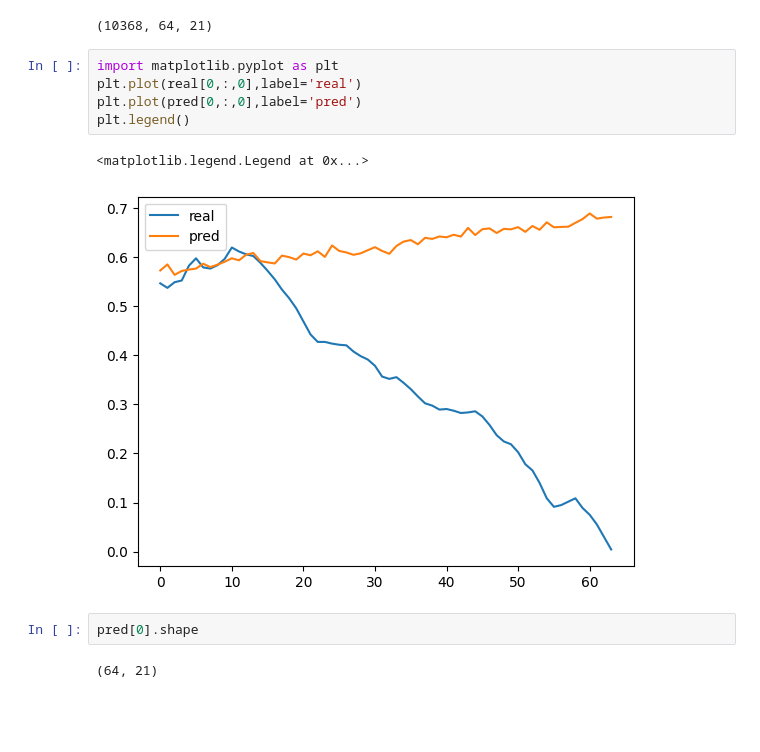
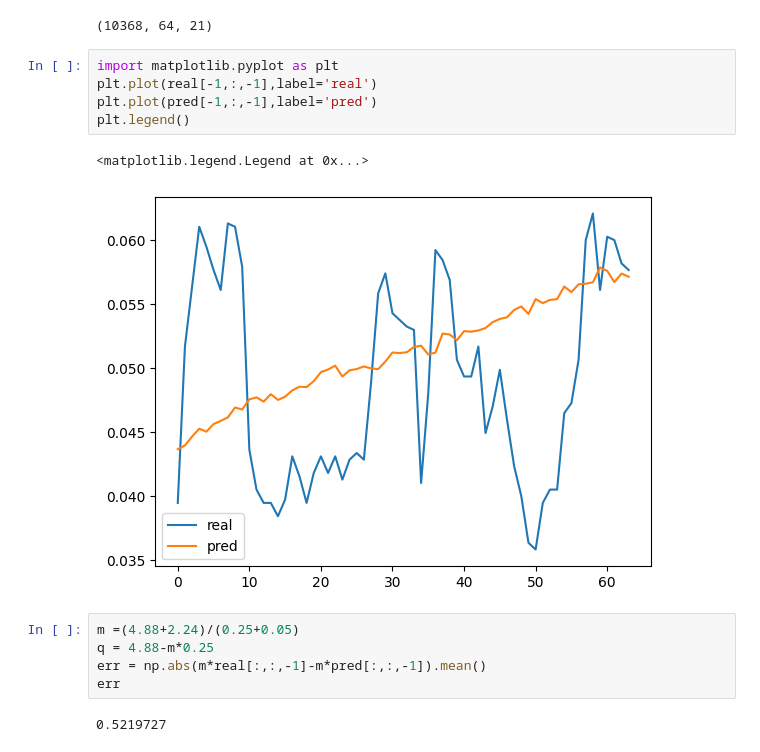
Before and after one commit to DSIP-FBK/DSIPTS, a Jupyter notebook: notebooks/Untitled.ipynb, the cells around one changed output. Saved outputs shown, nothing was run; the diff lists cells and outputs as text; blank space fills up the shorter version.

```diff
--- a/notebooks/Untitled.ipynb
+++ b/notebooks/Untitled.ipynb
@@ -178,13 +178,16 @@ real.shape
 (10368, 64, 21)
 # %%
 import matplotlib.pyplot as plt
-plt.plot(real[0,:,0],label='real')
-plt.plot(pred[0,:,0],label='pred')
+plt.plot(real[-1,:,-1],label='real')
+plt.plot(pred[-1,:,-1],label='pred')
 plt.legend()
 # %% [output]
 <matplotlib.legend.Legend at 0x...>
-[figure, old version]
+[figure, new version]
 # %%
-pred[0].shape
+m =(4.88+2.24)/(0.25+0.05)
+q = 4.88-m*0.25
+err = np.abs(m*real[:,:,-1]-m*pred[:,:,-1]).mean()
+err
 # %% [output]
-(64, 21)
+0.5219727
```
Also changed, not shown: parts of 3 cells of this notebook, 3 other files.
